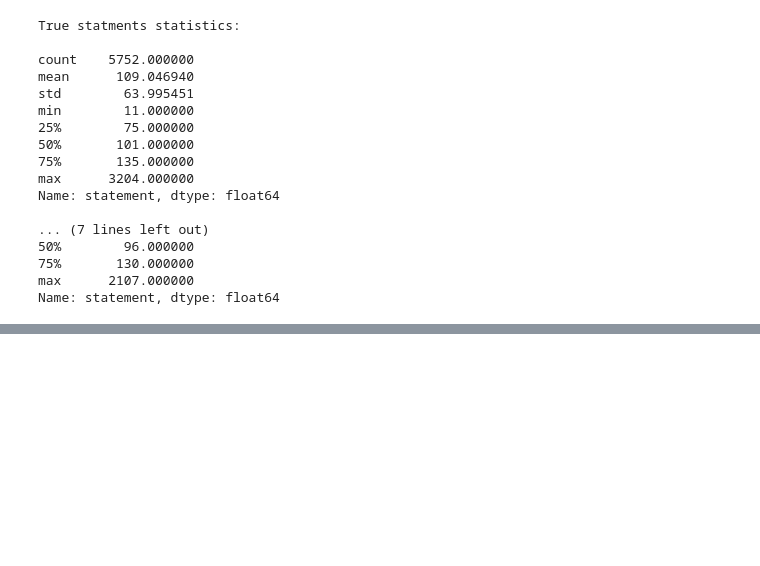
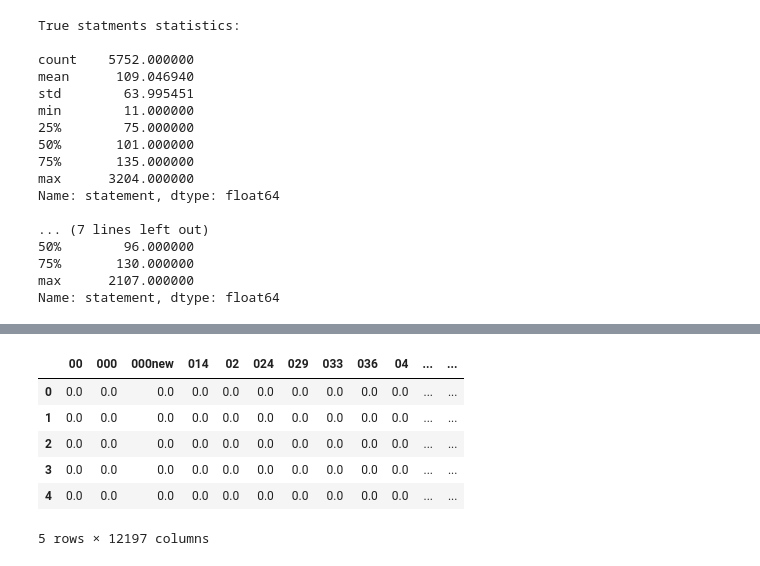
Before and after one commit to Rukun-Aaron/Fake-news-models, a Jupyter notebook: Preprocessing.ipynb, the cells around one changed output, grey strips where cells are left out. Cells and saved outputs as stored; diff of their text form; code cells hidden in the pictures; blank space fills up the shorter version.

```diff
--- a/Preprocessing.ipynb
+++ b/Preprocessing.ipynb
@@ -138,0 +185,32 @@ ValueError: could not convert string to float: 'Says the Annies List political g
+# %%
+#import naive bayes
+from sklearn.naive_bayes import MultinomialNB
+from sklearn.preprocessing import MinMaxScaler
+
+
+scaler = MinMaxScaler(feature_range=(0, 2))
+# sentiment_scores = pd.concat([true_sentence_sentiment, false_sentence_sentiment]).reset_index(drop=True)
+# X_train = scaler.fit(sentiment_scores)
+sentiment_scores = data['statement'].apply(analyze_sentiment)
+sentiment_scores_df = sentiment_scores.to_frame().reset_index(drop=True)
+
+features_df = pd.concat([tfidf_df, sentiment_scores_df], axis=1)
+features_df = features_df.rename(columns={"statement":"Sentiment_Score"})
+
+features_df.head()
+features_df['Sentiment_Score'] = scaler.fit_transform(features_df[['Sentiment_Score']])
+features_df.head()
+
+nb_classifier = MultinomialNB()
+nb_classifier.fit(features_df, label_df)
+nb_classifier.score(features_df, label_df)
+features_df.head()
+# features_df['statement']
+# %% [output]
+|  | 00 | 000 | 000new | 014 | 02 | 024 | 029 | 033 | 036 | 04 | ... | ... |
+| 0 | 0.0 | 0.0 | 0.0 | 0.0 | 0.0 | 0.0 | 0.0 | 0.0 | 0.0 | 0.0 | ... | ... |
+| 1 | 0.0 | 0.0 | 0.0 | 0.0 | 0.0 | 0.0 | 0.0 | 0.0 | 0.0 | 0.0 | ... | ... |
+| 2 | 0.0 | 0.0 | 0.0 | 0.0 | 0.0 | 0.0 | 0.0 | 0.0 | 0.0 | 0.0 | ... | ... |
+| 3 | 0.0 | 0.0 | 0.0 | 0.0 | 0.0 | 0.0 | 0.0 | 0.0 | 0.0 | 0.0 | ... | ... |
+| 4 | 0.0 | 0.0 | 0.0 | 0.0 | 0.0 | 0.0 | 0.0 | 0.0 | 0.0 | 0.0 | ... | ... |
+5 rows × 12197 columns
```
Also changed, not shown: parts of 5 cells of this notebook, 1 other file.
